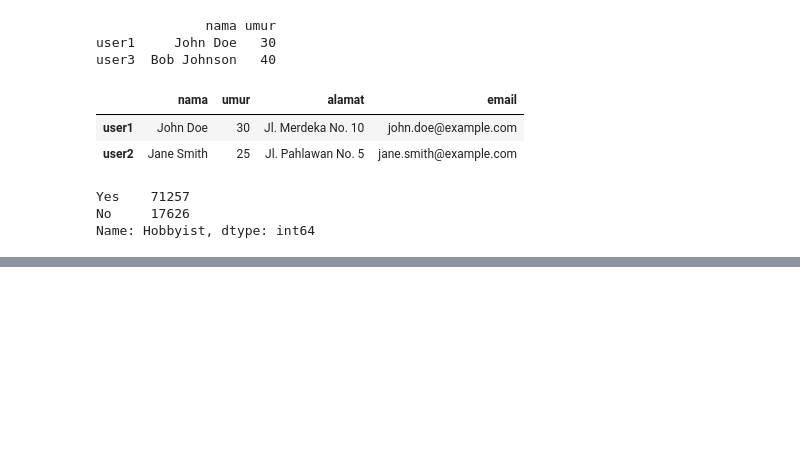
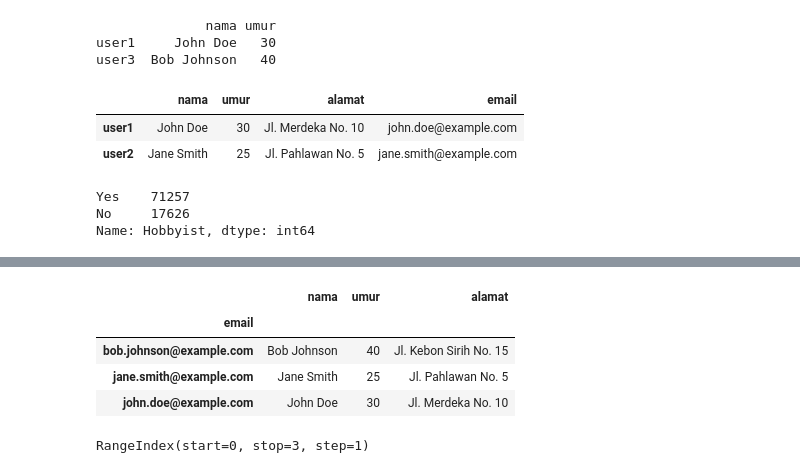
Before and after one commit to FarhanFansuri/I-Love-Pandas-2024, a Jupyter notebook: pandas_tutorial.ipynb, the cells around one changed output, grey strips where cells are left out. Drawn from its saved outputs; the diff is of its cells as text; code cells hidden in the pictures; blank space fills up the shorter version.

```diff
--- a/pandas_tutorial.ipynb
+++ b/pandas_tutorial.ipynb
@@ -96,0 +101,15 @@ Name: Hobbyist, dtype: object
+# %%
+# set and sort index
+df_data.set_index('email',inplace=True)
+df_data.sort_index()
+# %% [output]
+|  | nama | umur | alamat |
+| email |  |  |  |
+| bob.johnson@example.com | Bob Johnson | 40 | Jl. Kebon Sirih No. 15 |
+| jane.smith@example.com | Jane Smith | 25 | Jl. Pahlawan No. 5 |
+| john.doe@example.com | John Doe | 30 | Jl. Merdeka No. 10 |
+# %%
+df_data.reset_index(inplace=True)
+df_data.index
+# %% [output]
+RangeIndex(start=0, stop=3, step=1)
```
Also changed, not shown: parts of 2 cells of this notebook.
